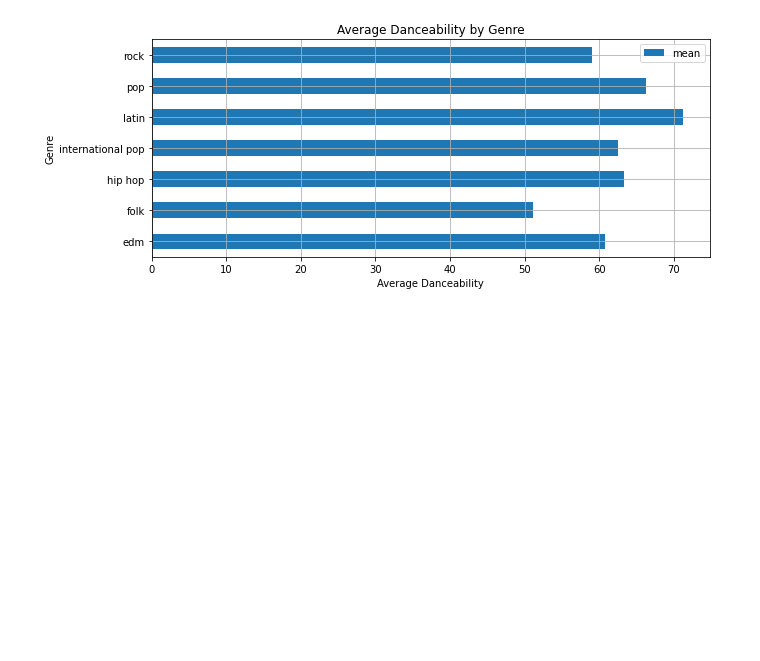
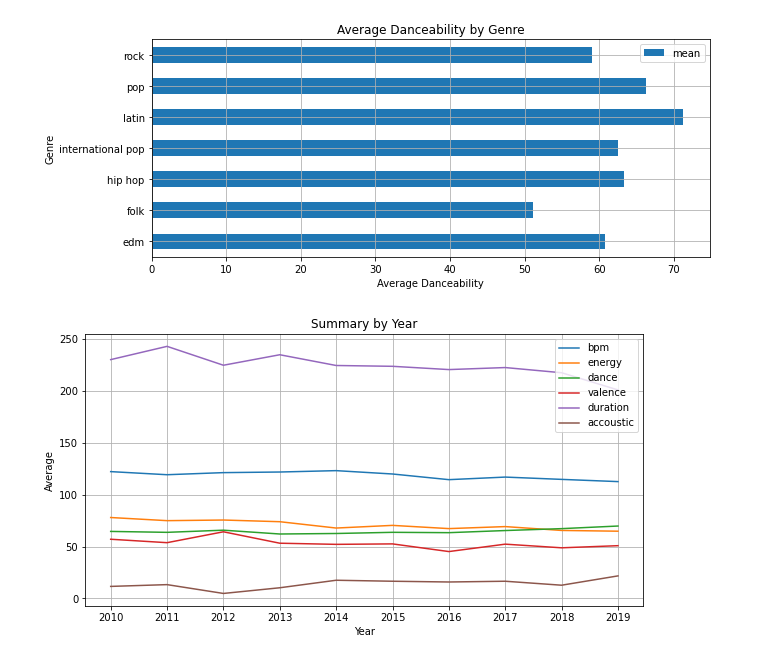
Before and after one commit to Boyder3113/Project_1, a Jupyter notebook: Untitled_LT.ipynb, the cells around one changed output. Saved outputs shown, nothing was run; the diff lists cells and outputs as text; code cells hidden in the pictures; blank space fills up the shorter version.

```diff
--- a/Untitled_LT.ipynb
+++ b/Untitled_LT.ipynb
@@ -109,3 +130,43 @@ plt.title("Average Danceability by Genre")
 plt.show()
 # %% [output]
 [figure]
+# %%
+
+dnce_df = songList[["year", "bpm", "nrgy", "dnce", "val", "dur", "acous", "simplified genres"]]
+
+bpm_agg = songList.groupby('year').agg(['mean', 'median', 'var', 'std', 'sem'])['bpm']
+nrgy_agg = songList.groupby('year').agg(['mean', 'median', 'var', 'std', 'sem'])['nrgy']
+dnce_agg = songList.groupby('year').agg(['mean', 'median', 'var', 'std', 'sem'])['dnce']
+val_agg = songList.groupby('year').agg(['mean', 'median', 'var', 'std', 'sem'])['val']
+dur_agg = songList.groupby('year').agg(['mean', 'median', 'var', 'std', 'sem'])['dur']
+accous_agg = songList.groupby('year').agg(['mean', 'median', 'var', 'std', 'sem'])['acous']
+
+line_x = bpm_agg.index.values.tolist()
+line_y = bpm_agg["mean"].tolist()
+line1_x = nrgy_agg.index.values.tolist()
+line1_y = nrgy_agg["mean"].tolist()
+line2_x = dnce_agg.index.values.tolist()
+line2_y = dnce_agg["mean"].tolist()
+line3_x = val_agg.index.values.tolist()
+line3_y = val_agg["mean"].tolist()
+line4_x = dur_agg.index.values.tolist()
+line4_y = dur_agg["mean"].tolist()
+line5_x = accous_agg.index.values.tolist()
+line5_y = accous_agg["mean"].tolist()
+
+plt.plot(line_x, line_y, label = "bpm")
+plt.plot(line1_x, line1_y, label = "energy")
+plt.plot(line2_x, line2_y, label = "dance")
+plt.plot(line3_x, line3_y, label = "valence")
+plt.plot(line4_x, line4_y, label = "duration")
+plt.plot(line5_x, line5_y, label = "accoustic")
+plt.grid()
+plt.xticks(line_x)
+plt.xlabel("Year")
+plt.ylabel("Average")
+plt.title("Summary by Year")
+plt.legend()
+plt.rcParams["figure.figsize"] = (10,5)
+plt.show()
+# %% [output]
+[figure, added]
```
Also changed, not shown: parts of 5 cells of this notebook.
